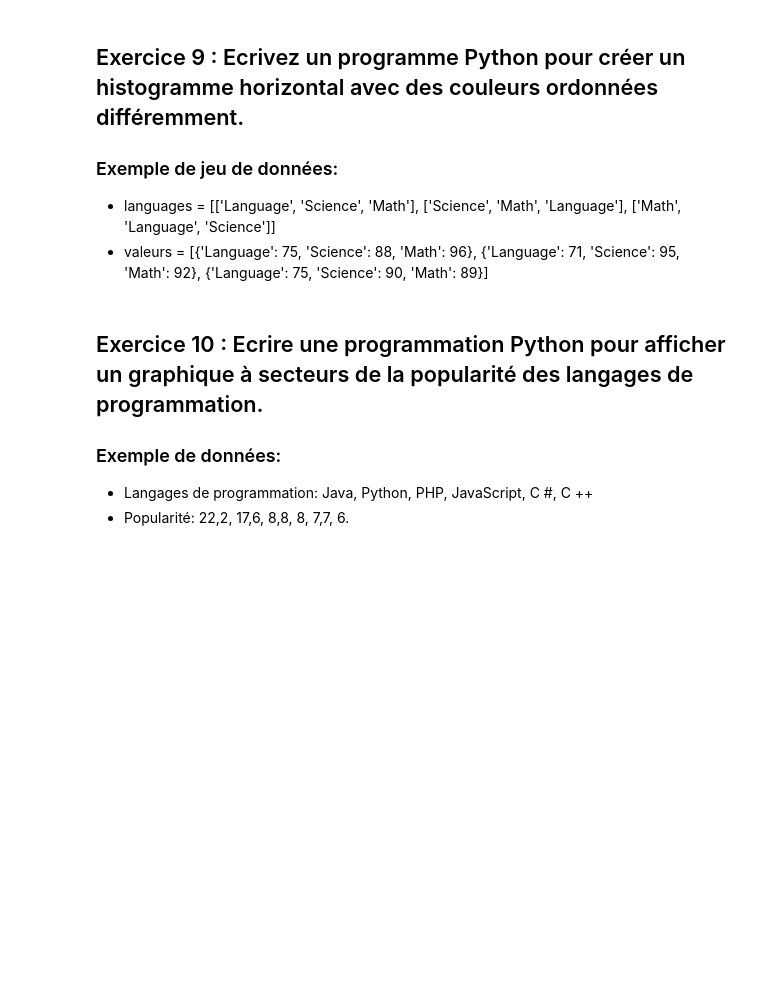
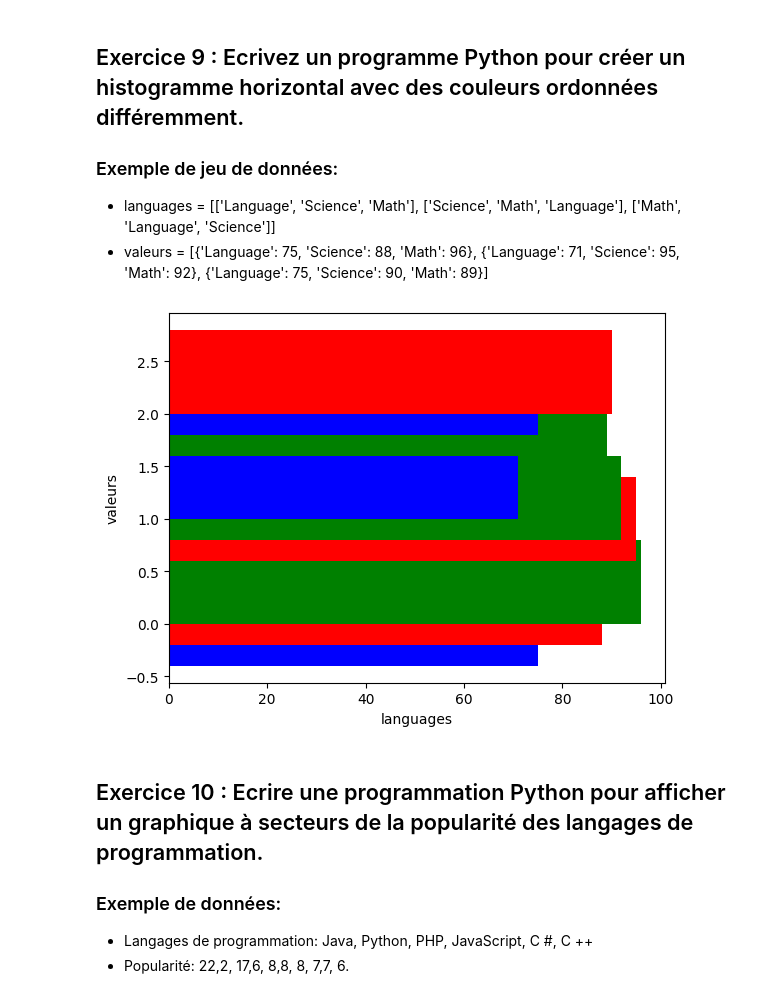
Before and after one commit to majdoubiadil/alx-pre_course, a Jupyter notebook: Exos matplotlib énoncé.ipynb, the cells around one changed output. Saved outputs shown, nothing was run; the diff lists cells and outputs as text; code cells hidden in the pictures; blank space fills up the shorter version.

```diff
--- a/Exos matplotlib énoncé.ipynb
+++ b/Exos matplotlib énoncé.ipynb
@@ -88,6 +90,24 @@ plt.bar(x + largeur/2, moy_femmes, width=largeur, label='Femmes')
 ### Exemple de jeu de données:
 * languages = [['Language', 'Science', 'Math'], ['Science', 'Math', 'Language'], ['Math', 'Language', 'Science']]
 * valeurs = [{'Language': 75, 'Science': 88, 'Math': 96}, {'Language': 71, 'Science': 95, 'Math': 92}, {'Language': 75, 'Science': 90, 'Math': 89}]
+# %%
+import numpy as np
+import matplotlib.pyplot as plt
+languages = [['Language', 'Science', 'Math'],
+             ['Science', 'Math', 'Language'],
+            ['Math', 'Language', 'Science']]
+valeurs = [{'Language': 75, 'Science': 88, 'Math': 96},
+           {'Language': 71, 'Science': 95, 'Math': 92},
+           {'Language': 75, 'Science': 90, 'Math': 89}]
+plt.xlabel("languages")
+plt.ylabel("valeurs")
+colors = {'Language': 'blue','Science': 'red','Math': 'green'}
+for i in range(3):
+    plt.barh(i, valeurs[i][languages[i][0]], color=colors[languages[i][0]])
+    plt.barh(i + 0.2, valeurs[i][languages[i][1]], color=colors[languages[i][1]])
+    plt.barh(i + 0.4, valeurs[i][languages[i][2]], color=colors[languages[i][2]])
+# %% [output]
+[figure, added]
 # %% [markdown]
 ## Exercice 10 : Ecrire une programmation Python pour afficher un graphique à secteurs de la popularité des langages de programmation.
 ### Exemple de données:
```
Also changed, not shown: parts of 1 cell of this notebook.
